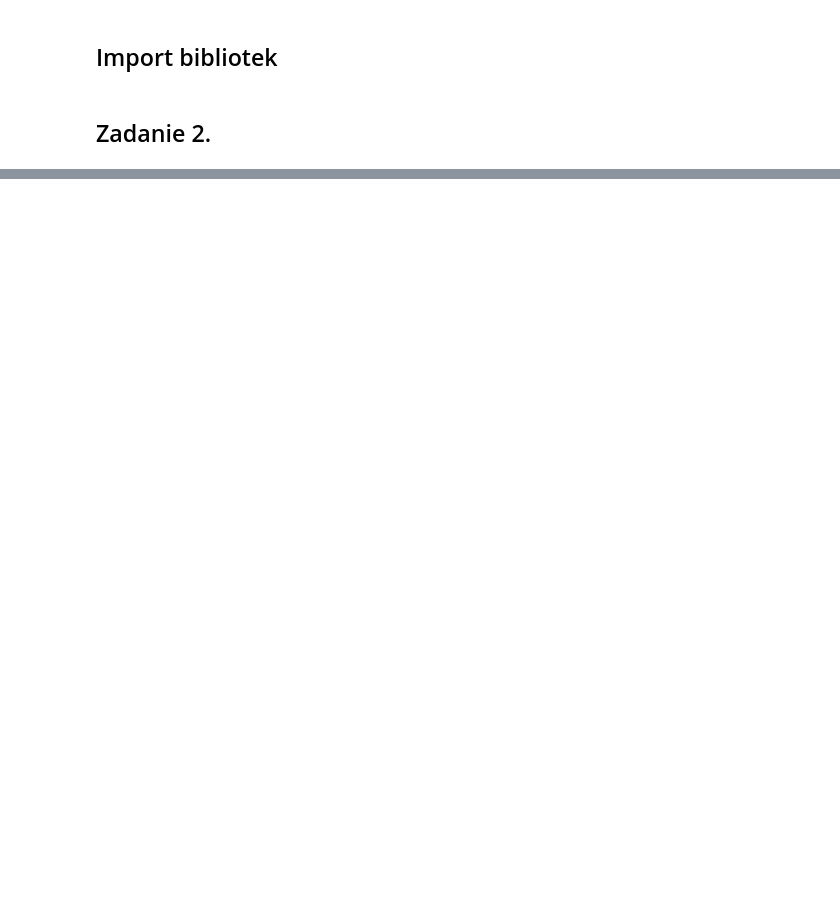
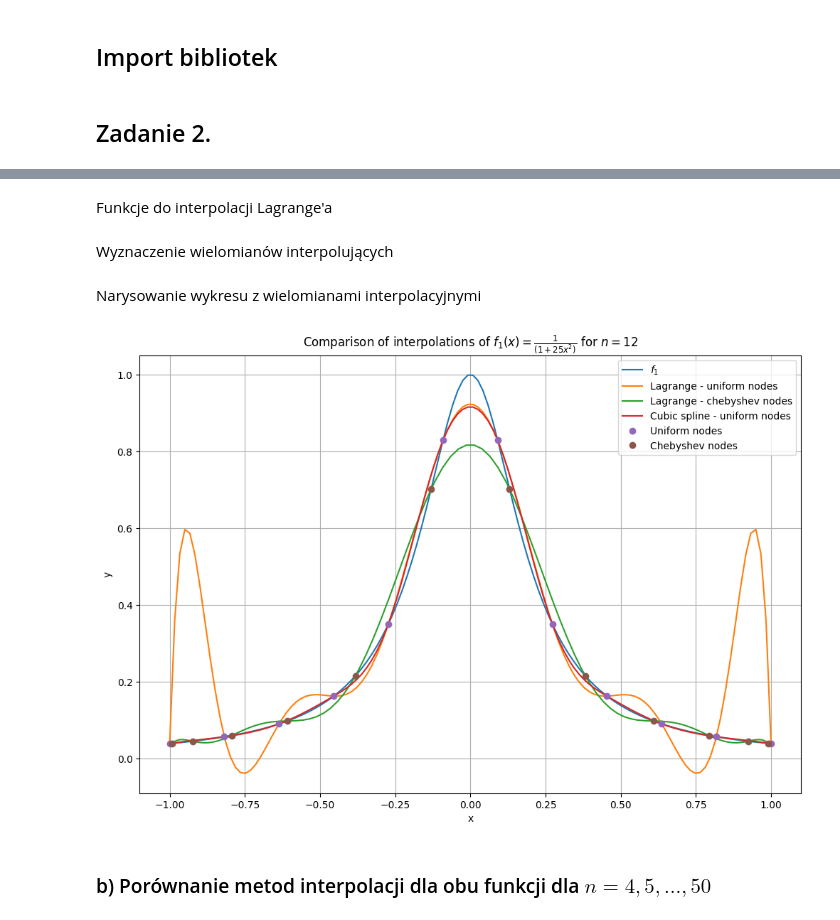
Before and after one commit to Mosder/agh, a Jupyter notebook: sem4/mownit/lab04/zad2.ipynb, the cells around one changed output, grey strips where cells are left out. Saved outputs shown, nothing was run; the diff lists cells and outputs as text; code cells hidden in the pictures; blank space fills up the shorter version.

```diff
--- a/sem4/mownit/lab04/zad2.ipynb
+++ b/sem4/mownit/lab04/zad2.ipynb
@@ -116,0 +43,26 @@ plt.show()
+# %%
+# define n
+n = 12
+# %% [markdown]
+Funkcje do interpolacji Lagrange'a
+# %%
+# calculate lagrange numerator
+def lagrange_numerator(points, index, x):
+    xs = points[:,0]
+    factors = x - xs[xs != xs[index]]
+    return np.prod(factors)
+
+# calculate lagrange denominator
+def lagrange_denominator(points, index):
+    xs = points[:,0]
+    factors = xs[index] - xs[xs != xs[index]]
+    return np.prod(factors)
+
+# calculate lagrange polynomial values (pass denominators to avoid unnecessert recomputation)
+def lagrange_value(points, x, denominators):
+    result = 0
+    for index, point in enumerate(points):
+        result += point[1] * lagrange_numerator(points, index, x) / denominators[index]
+    return result
+# %% [markdown]
+Wyznaczenie wielomianów interpolujących
@@ -116,0 +97,24 @@ plt.show()
+# %% [markdown]
+Narysowanie wykresu z wielomianami interpolacyjnymi
+# %%
+# set figsize
+plt.figure(figsize = (12,8))
+# add plot of interpolating polynomials and nodes
+plt.plot(xs_uniform, ys_f1, label="$f_1$")
+plt.plot(xs_uniform, ys_lagrange_uniform, label="Lagrange - uniform nodes")
+plt.plot(xs_chebyshev, ys_lagrange_chebyshev, label="Lagrange - chebyshev nodes")
+plt.plot(xs_uniform, ys_spline_uniform, label="Cubic spline - uniform nodes")
+plt.plot(unif_nodes[:,0], unif_nodes[:,1], marker='o', linestyle='', label="Uniform nodes")
+plt.plot(cheb_nodes[:,0], cheb_nodes[:,1], marker='o', linestyle='', label="Chebyshev nodes")
+# add title and axes labels
+plt.title(r"Comparison of interpolations of $f_1(x) = \frac{1}{(1+25x^2)}$ for $n = 12$")
+plt.xlabel("x")
+plt.ylabel("y")
+# show with legend and grid
+plt.legend()
+plt.grid()
+plt.show()
+# %% [output]
+[figure, added]
+# %% [markdown]
+<h3>b) Porównanie metod interpolacji dla obu funkcji dla $n = 4, 5, ..., 50$</h3>
```
Also changed, not shown: parts of 25 cells of this notebook.
